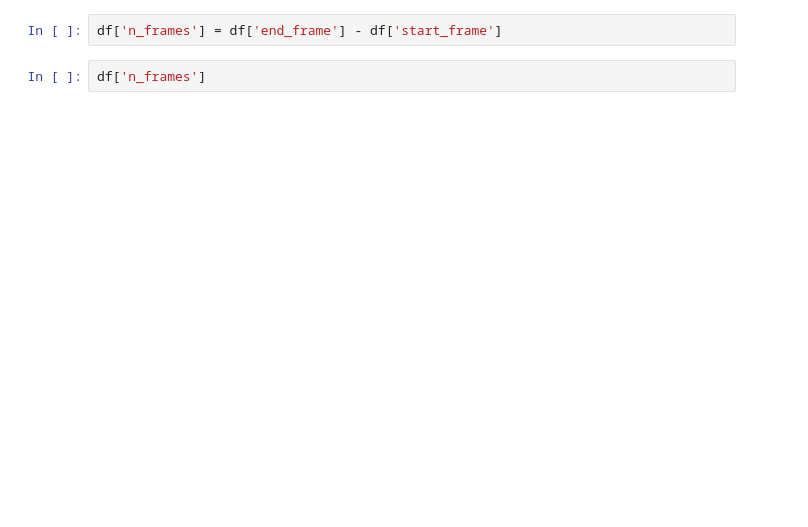
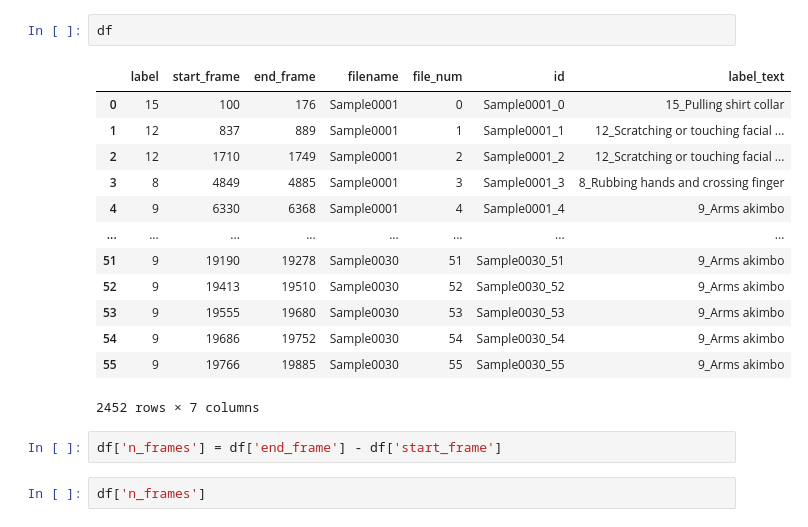
Before and after one commit to gutzcha/human_micro_gesture_classifier, a Jupyter notebook: miga/explore_data.ipynb, the cells around one changed output. Drawn from its saved outputs; the diff is of its cells as text; blank space fills up the shorter version.

```diff
--- a/miga/explore_data.ipynb
+++ b/miga/explore_data.ipynb
@@ -58,4 +74,20 @@ putting_arms_behind_body      1
 Name: count, dtype: int64
+# %%
+df
+# %% [output]
+|  | label | start_frame | end_frame | filename | file_num | id | label_text |
+| 0 | 15 | 100 | 176 | Sample0001 | 0 | Sample0001_0 | 15_Pulling shirt collar |
+| 1 | 12 | 837 | 889 | Sample0001 | 1 | Sample0001_1 | 12_Scratching or touching facial ... |
+| 2 | 12 | 1710 | 1749 | Sample0001 | 2 | Sample0001_2 | 12_Scratching or touching facial ... |
+| 3 | 8 | 4849 | 4885 | Sample0001 | 3 | Sample0001_3 | 8_Rubbing hands and crossing finger |
+| 4 | 9 | 6330 | 6368 | Sample0001 | 4 | Sample0001_4 | 9_Arms akimbo |
+| ... | ... | ... | ... | ... | ... | ... | ... |
+| 51 | 9 | 19190 | 19278 | Sample0030 | 51 | Sample0030_51 | 9_Arms akimbo |
+| 52 | 9 | 19413 | 19510 | Sample0030 | 52 | Sample0030_52 | 9_Arms akimbo |
+| 53 | 9 | 19555 | 19680 | Sample0030 | 53 | Sample0030_53 | 9_Arms akimbo |
+| 54 | 9 | 19686 | 19752 | Sample0030 | 54 | Sample0030_54 | 9_Arms akimbo |
+| 55 | 9 | 19766 | 19885 | Sample0030 | 55 | Sample0030_55 | 9_Arms akimbo |
+2452 rows × 7 columns
 # %%
 df['n_frames'] = df['end_frame'] - df['start_frame']
 # %%
```
Also changed, not shown: parts of 15 cells of this notebook, 12 other files.
